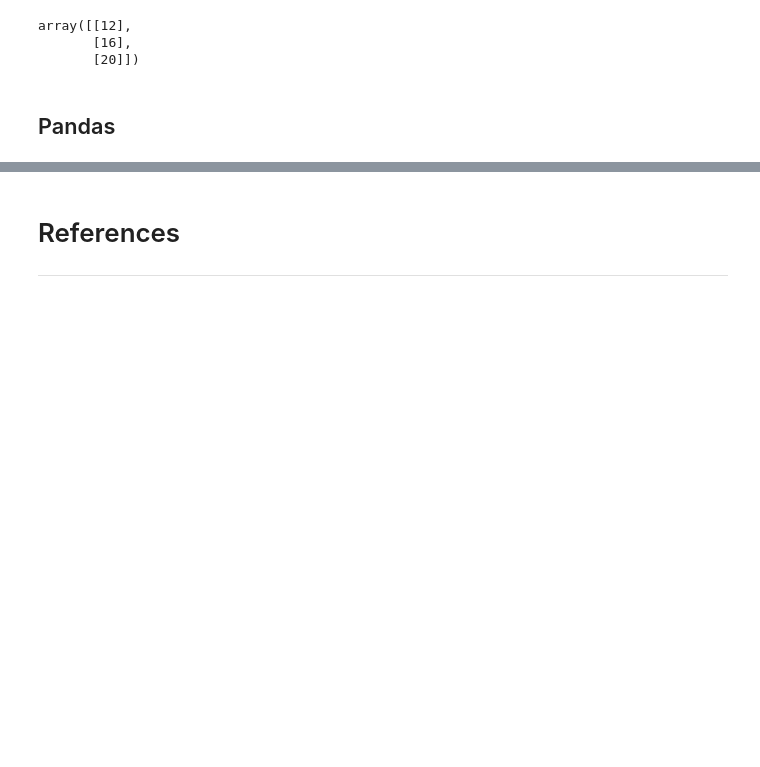
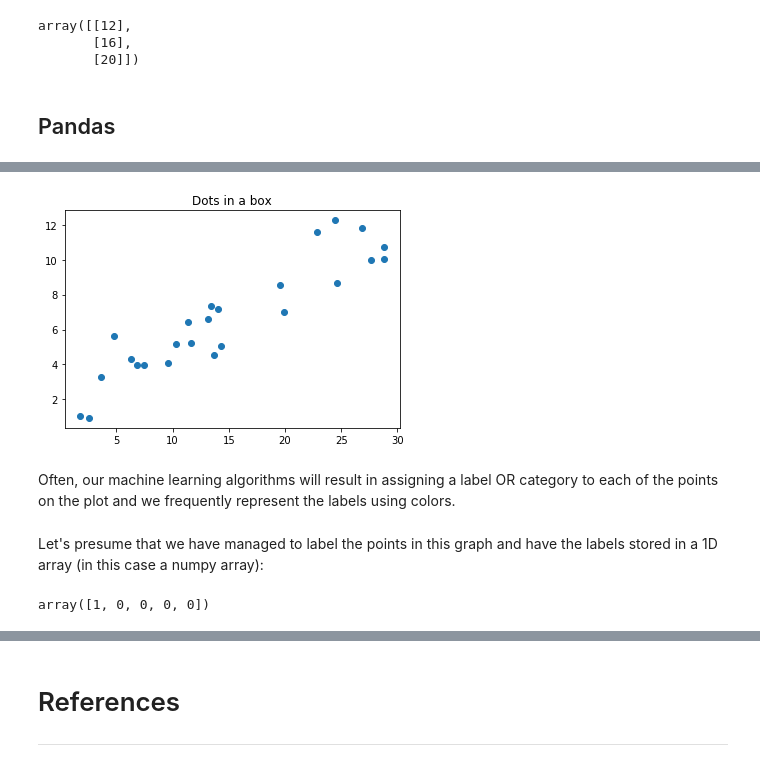
Before and after one commit to chalmerlowe/machine_learning, a Jupyter notebook: testing/data_handling.ipynb, the cells around one changed output, grey strips where cells are left out. Saved outputs shown, nothing was run; the diff lists cells and outputs as text; code cells hidden in the pictures; blank space fills up the shorter version.

```diff
--- a/testing/data_handling.ipynb
+++ b/testing/data_handling.ipynb
@@ -409,0 +292,4 @@ If you want to continue on at your own-pace, please feel free to do so.
+# %%
+df = pd.read_csv('../universal_datasets/linreg_train.csv',
+                     names=['x', 'y'])
+df.head(3)
@@ -409,0 +303,3 @@ If you want to continue on at your own-pace, please feel free to do so.
+# %%
+X_train = df['x'].to_frame()
+y_train = df['y'].to_frame()
@@ -409,0 +312,9 @@ If you want to continue on at your own-pace, please feel free to do so.
+# %%
+plt.scatter(X_train['x'], y_train['y'])
+plt.title("Dots in a box");
+# %% [output]
+[figure, added]
+# %% [markdown]
+Often, our machine learning algorithms will result in assigning a label OR category to each of the points on the plot and we frequently represent the labels using colors.
+# %% [markdown]
+Let's presume that we have managed to label the points in this graph and have the labels stored in a 1D array (in this case a numpy array):
@@ -409,0 +324,4 @@ If you want to continue on at your own-pace, please feel free to do so.
+# %%
+labels[:5]
+# %% [output]
+array([1, 0, 0, 0, 0])
```
Also changed, not shown: parts of 60 cells of this notebook.
